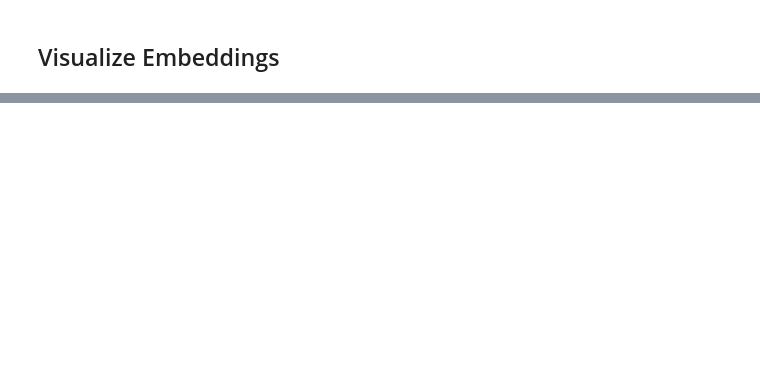
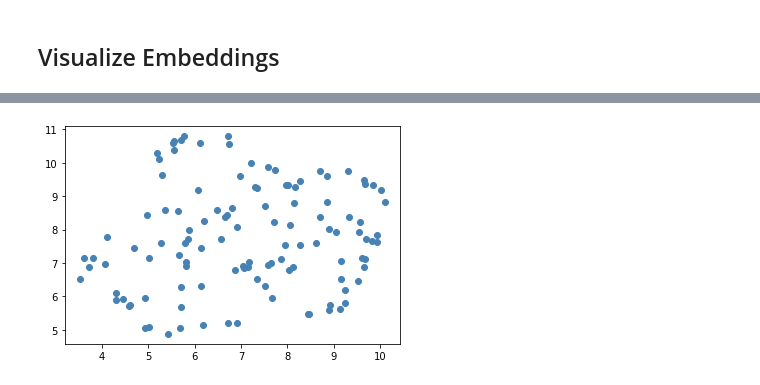
Before and after one commit to nouralkhoury/trials-llm, a Jupyter notebook: llm_refinement/notebooks/GoldenDataset_EDA.ipynb, the cells around one changed output, grey strips where cells are left out. Saved outputs shown, nothing was run; the diff lists cells and outputs as text; code cells hidden in the pictures; blank space fills up the shorter version.

```diff
--- a/llm_refinement/notebooks/GoldenDataset_EDA.ipynb
+++ b/llm_refinement/notebooks/GoldenDataset_EDA.ipynb
@@ -106,4 +100,5 @@ pio.renderers.default = 'notebook'
 dataset_embs = np.array(dataset_data['embeddings'])
 # %%
 # Reduce dimensionality of embeddings
-projections = UMAP(n_neighbors=10, n_components=2, min_dist=0.1, metric='cosine').fit_transform(dataset_embs)
+umap_fit = UMAP(n_neighbors=10, n_components=2, min_dist=0.1, metric='cosine').fit(dataset_embs)
+projections = umap_fit.transform(dataset_embs)
@@ -114,3 +123,12 @@ fig.write_image("images/umap_10neig_2cmp.jpeg")
+# %%
+train_set = load_json("data/processed/t_set.json")
+# Selecting the ids only
+train_ids = [i['trial_id'] for i in train_set['ids']]
+# Get the documents for the dataset ids
+train_data = trials.get(ids=train_ids, include = ['documents', 'embeddings'])
+train_embeddings = train_data['embeddings']
+# %%
+train_em = umap_fit.transform(train_embeddings)
 # %%
-dataset_docs[5]
+plt.scatter(train_em[:, 0],train_em[:, 1],color='steelblue')
 # %% [output]
@@ -117,0 +136 @@ dataset_docs[5]
+[figure, added]
```
Also changed, not shown: parts of 11 cells of this notebook.
